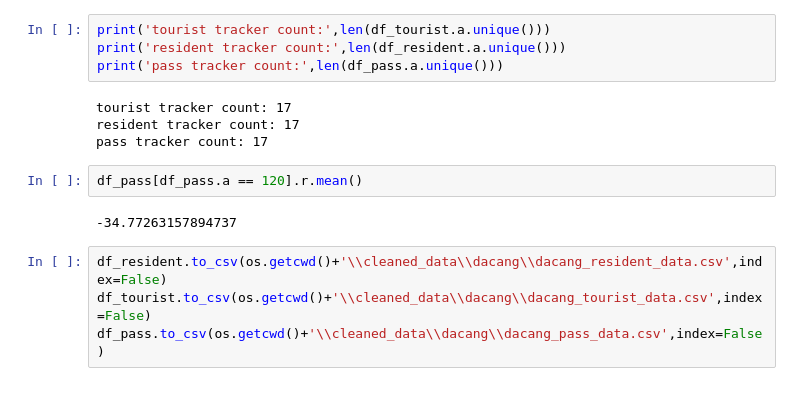
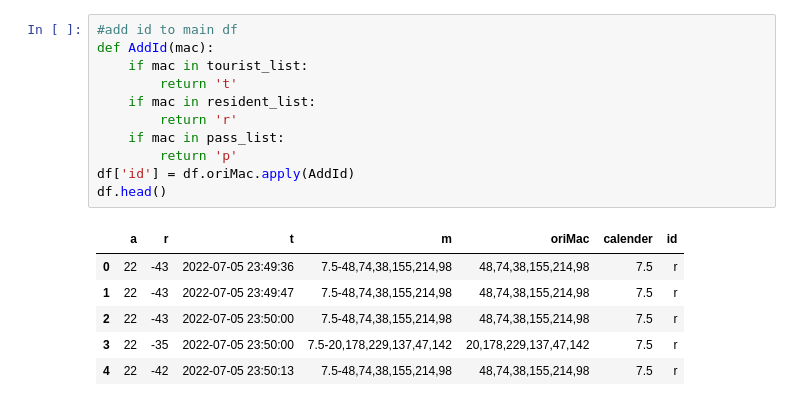
Before and after one commit to RickH-Arch/MEIRL-GAIL-Behavior-Cloning, a Jupyter notebook: wifi_track_data/resident_tourist_divide.ipynb, the cells around one changed output. Drawn from its saved outputs; the diff is of its cells as text.

```diff
--- a/wifi_track_data/resident_tourist_divide.ipynb
+++ b/wifi_track_data/resident_tourist_divide.ipynb
@@ -158,16 +116,18 @@ df_pass
-# %%
-print('tourist tracker count:',len(df_tourist.a.unique()))
-print('resident tracker count:',len(df_resident.a.unique()))
-print('pass tracker count:',len(df_pass.a.unique()))
-# %% [output]
-tourist tracker count: 17
-resident tracker count: 17
-pass tracker count: 17
-# %%
-df_pass[df_pass.a == 120].r.mean()
-# %% [output]
--34.77263157894737
-# %%
-df_resident.to_csv(os.getcwd()+'\\cleaned_data\\dacang\\dacang_resident_data.csv',index=False)
-df_tourist.to_csv(os.getcwd()+'\\cleaned_data\\dacang\\dacang_tourist_data.csv',index=False)
-df_pass.to_csv(os.getcwd()+'\\cleaned_data\\dacang\\dacang_pass_data.csv',index=False)
+# %%
+#add id to main df
+def AddId(mac):
+    if mac in tourist_list:
+        return 't'
+    if mac in resident_list:
+        return 'r'
+    if mac in pass_list:
+        return 'p'
+df['id'] = df.oriMac.apply(AddId)
+df.head()
+# %% [output]
+|  | a | r | t | m | oriMac | calender | id |
+| 0 | 22 | -43 | 2022-07-05 23:49:36 | 7.5-48,74,38,155,214,98 | 48,74,38,155,214,98 | 7.5 | r |
+| 1 | 22 | -43 | 2022-07-05 23:49:47 | 7.5-48,74,38,155,214,98 | 48,74,38,155,214,98 | 7.5 | r |
+| 2 | 22 | -43 | 2022-07-05 23:50:00 | 7.5-48,74,38,155,214,98 | 48,74,38,155,214,98 | 7.5 | r |
+| 3 | 22 | -35 | 2022-07-05 23:50:00 | 7.5-20,178,229,137,47,142 | 20,178,229,137,47,142 | 7.5 | r |
+| 4 | 22 | -42 | 2022-07-05 23:50:13 | 7.5-48,74,38,155,214,98 | 48,74,38,155,214,98 | 7.5 | r |
```
Also changed, not shown: parts of 17 cells of this notebook, 9 other files.
